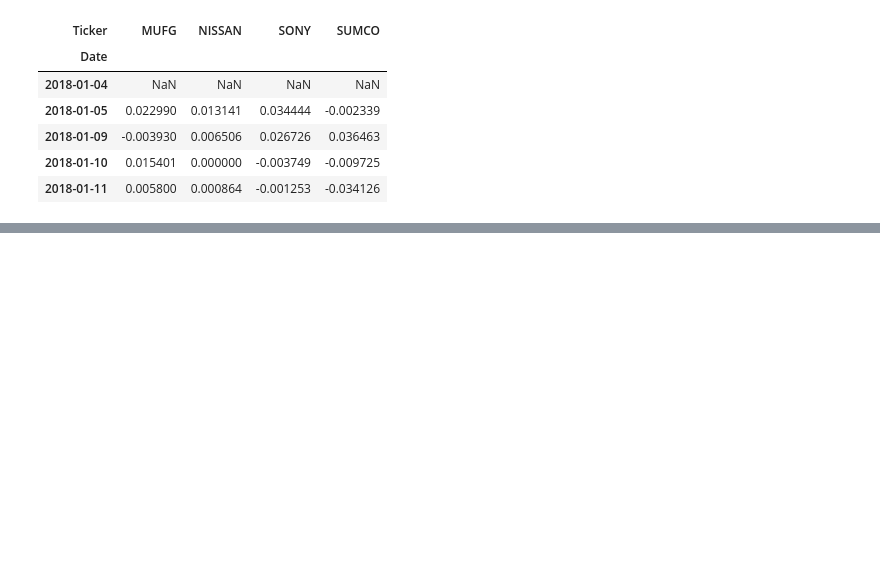
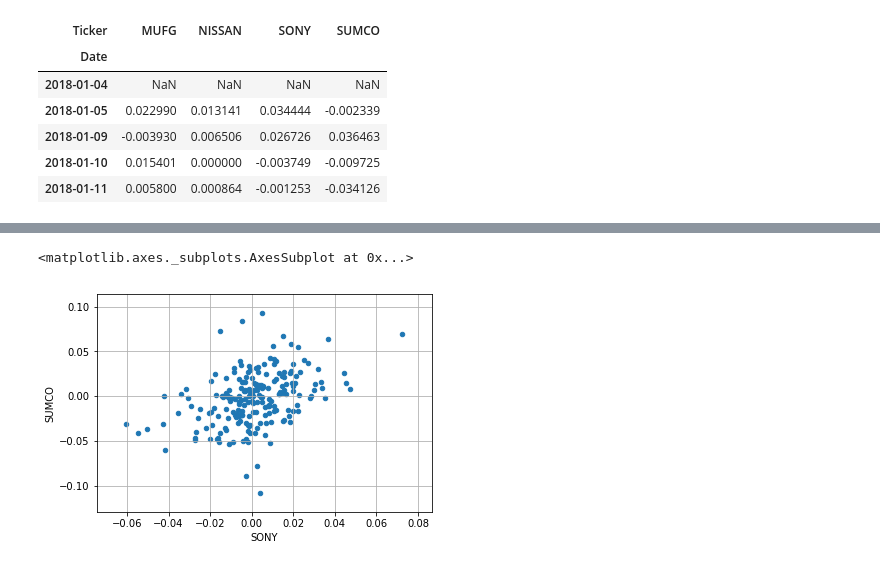
Before and after one commit to shinseitaro/fintalk, a Jupyter notebook: 時系列データ分析/Chapter2.ipynb, the cells around one changed output, grey strips where cells are left out. Cells and saved outputs as stored; diff of their text form; code cells hidden in the pictures; blank space fills up the shorter version.

```diff
--- a/時系列データ分析/Chapter2.ipynb
+++ b/時系列データ分析/Chapter2.ipynb
@@ -240,0 +241,22 @@ array([[<matplotlib.axes._subplots.AxesSubplot object at 0x...>,
+# %%
+## どのデータもだいたい中心（0付近）が高く、左右に分かれていけば行くほど低くなります。
+## しかし端に度数が幾分高いグラフも見受けられます。
+## その部分の事をFat Tailとよび、データの特性の推測するためのヒントになります。
+## たとえばSUMCOの0.05以上の棒グラフはたくさん立っています。
+## これは、典型的なFatTailで、５％以上の値動きが他の銘柄に比べて多かった事がわかります。
+
+## 相関関係
+## データ同士の関係を見る
+## 例えば、SONYの収益率とSUMCOの収益率の関係
+## [注意]　これは、同日の収益率の関係を見ただけで、Sonyが上がればSUMCOが上がるといった関係ではない。
+
+## 相関関係を可視化するには、scatter を使うのが良い
+## x軸y軸にそれぞれ比べたい銘柄を入れる。
+## 散布図が右肩上がりであれば 正の相関
+## 散布図が左肩上がりであれば 負の相関
+## があり、正の相関であれば同じ方向に動き、負の相関であれば逆方向に動きやすいという事になる。
+
+df_close.pct_change().plot.scatter(x="SONY", y = "SUMCO", grid=True, )
+# %% [output]
+<matplotlib.axes._subplots.AxesSubplot at 0x...>
+[figure, added]
```
Also changed, not shown: parts of 14 cells of this notebook, 2 other files.
